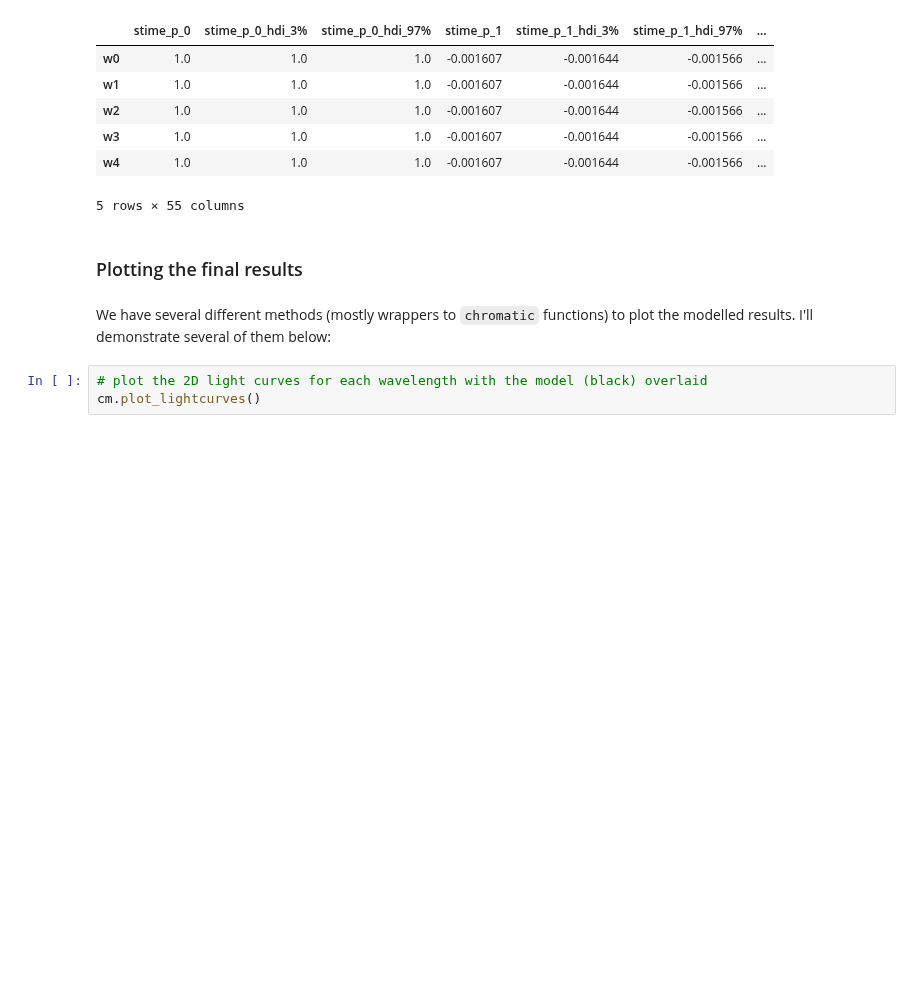
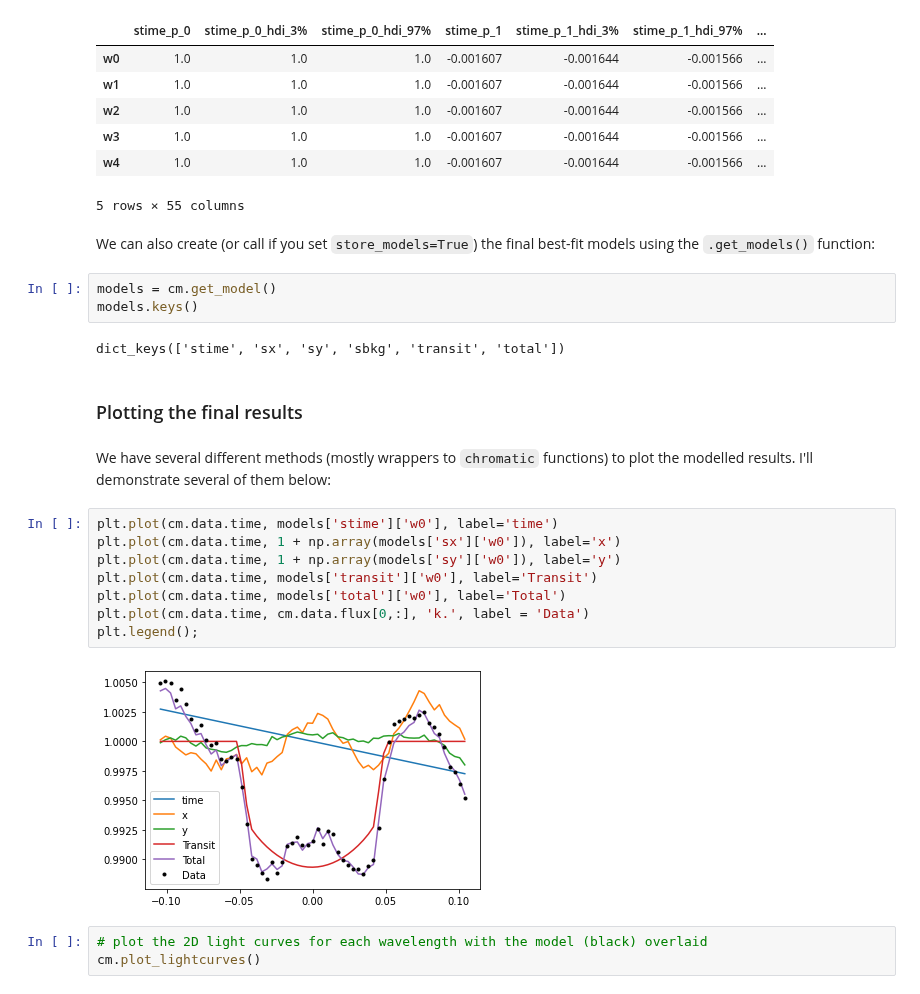
Before and after one commit to catrionamurray/chromatic_fitting, a Jupyter notebook: docs/tutorial_for_combining_models.ipynb, the cells around one changed output. Cells and saved outputs as stored; diff of their text form; blank space fills up the shorter version.

```diff
--- a/docs/tutorial_for_combining_models.ipynb
+++ b/docs/tutorial_for_combining_models.ipynb
@@ -229,10 +248,27 @@ cm.get_results()
 | w3 | 1.0 | 1.0 | 1.0 | -0.001607 | -0.001644 | -0.001566 | ... |
 | w4 | 1.0 | 1.0 | 1.0 | -0.001607 | -0.001644 | -0.001566 | ... |
 5 rows × 55 columns
-# %% [markdown]
-### Plotting the final results
+# %% [markdown]
+We can also create (or call if you set `store_models=True`) the final best-fit models using the `.get_models()` function:
+# %%
+models = cm.get_model()
+models.keys()
+# %% [output]
+dict_keys(['stime', 'sx', 'sy', 'sbkg', 'transit', 'total'])
+# %% [markdown]
+### Plotting the final results
 # %% [markdown]
 We have several different methods (mostly wrappers to `chromatic` functions) to plot the modelled results. I'll demonstrate several of them below:
+# %%
+plt.plot(cm.data.time, models['stime']['w0'], label='time')
+plt.plot(cm.data.time, 1 + np.array(models['sx']['w0']), label='x')
+plt.plot(cm.data.time, 1 + np.array(models['sy']['w0']), label='y')
+plt.plot(cm.data.time, models['transit']['w0'], label='Transit')
+plt.plot(cm.data.time, models['total']['w0'], label='Total')
+plt.plot(cm.data.time, cm.data.flux[0,:], 'k.', label = 'Data')
+plt.legend();
+# %% [output]
+[figure, added]
 # %%
 # plot the 2D light curves for each wavelength with the model (black) overlaid
 cm.plot_lightcurves()
```
Also changed, not shown: parts of 28 cells of this notebook, 3 other files.
